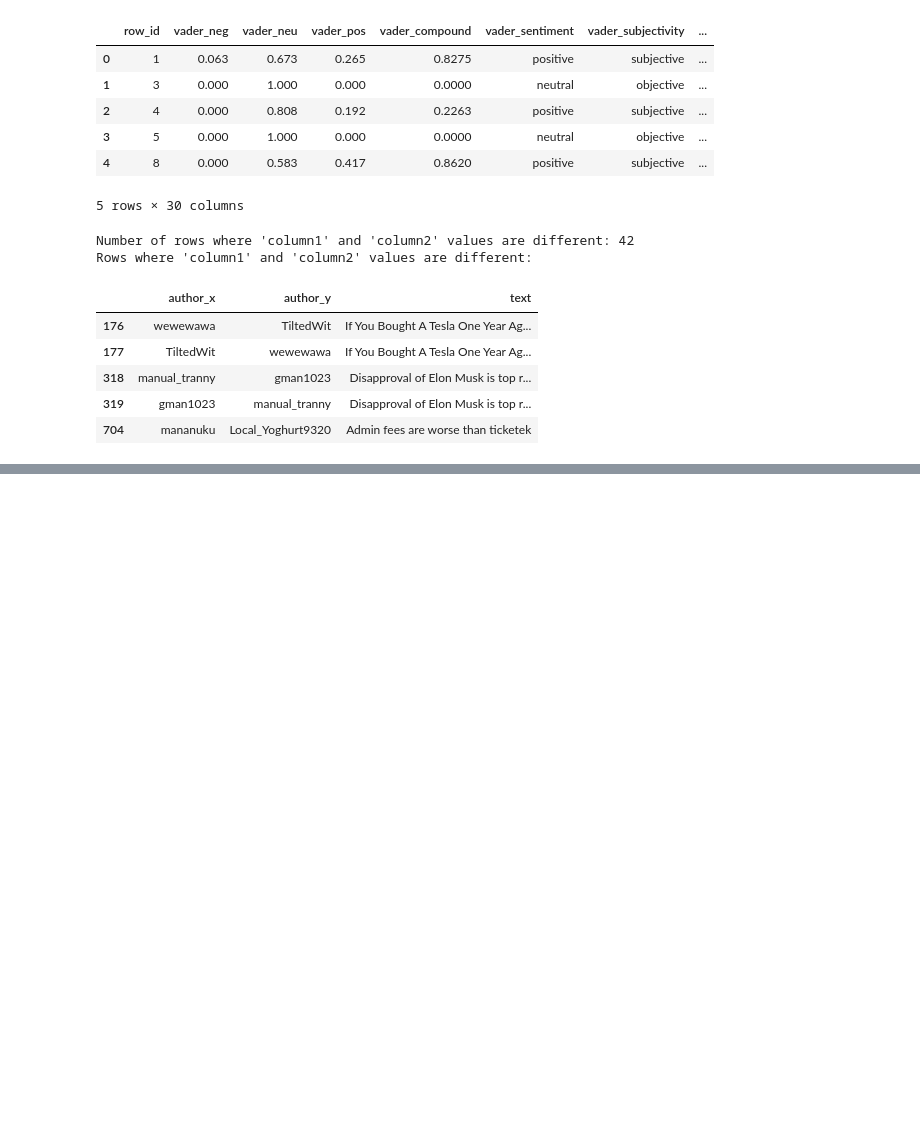
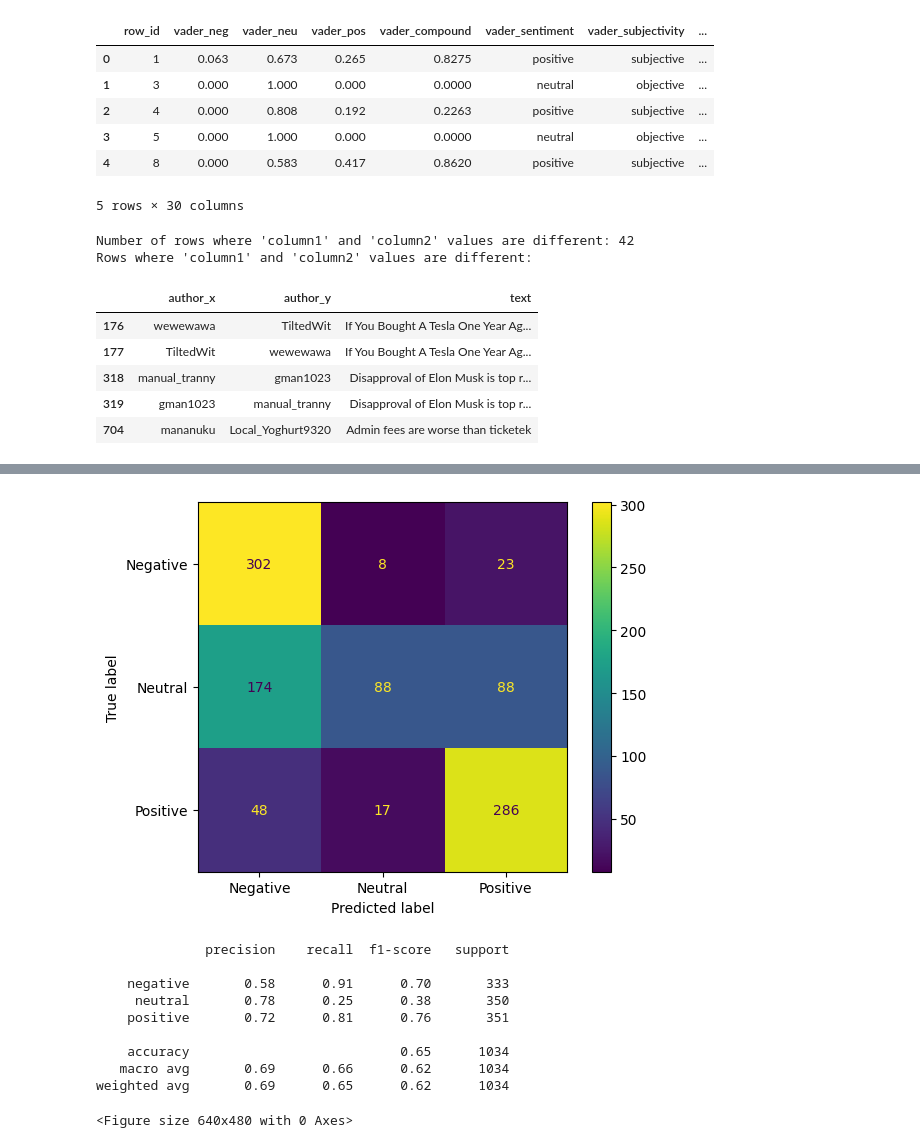
Before and after one commit to ao9000/SC4021-Project, a Jupyter notebook: classification.ipynb, the cells around one changed output, grey strips where cells are left out. Drawn from its saved outputs; the diff is of its cells as text; code cells hidden in the pictures; blank space fills up the shorter version.

```diff
--- a/classification.ipynb
+++ b/classification.ipynb
@@ -1003,0 +1039,25 @@ rows_with_different_values[["author_x","author_y","text"]].head()
+# %%
+from sklearn.metrics import confusion_matrix, ConfusionMatrixDisplay,classification_report
+import matplotlib.pyplot as plt
+
+cm = confusion_matrix(df['annotator_combined'], df['mnli_label'])
+
+cmd = ConfusionMatrixDisplay(cm, display_labels=['Negative', 'Neutral', 'Positive'])
+cmd.plot()
+plt.show()
+
+plt.savefig('confusion_matrix_mnli.png')
+report = classification_report(df['annotator_combined'], df['mnli_label'], target_names=["negative", "neutral", "positive"])
+print(report)
+# %% [output]
+[figure, added]
+              precision    recall  f1-score   support
+
+    negative       0.58      0.91      0.70       333
+     neutral       0.78      0.25      0.38       350
+    positive       0.72      0.81      0.76       351
+
+    accuracy                           0.65      1034
+   macro avg       0.69      0.66      0.62      1034
+weighted avg       0.69      0.65      0.62      1034
+<Figure size 640x480 with 0 Axes>
```
Also changed, not shown: parts of 7 cells of this notebook, 8 other files.
